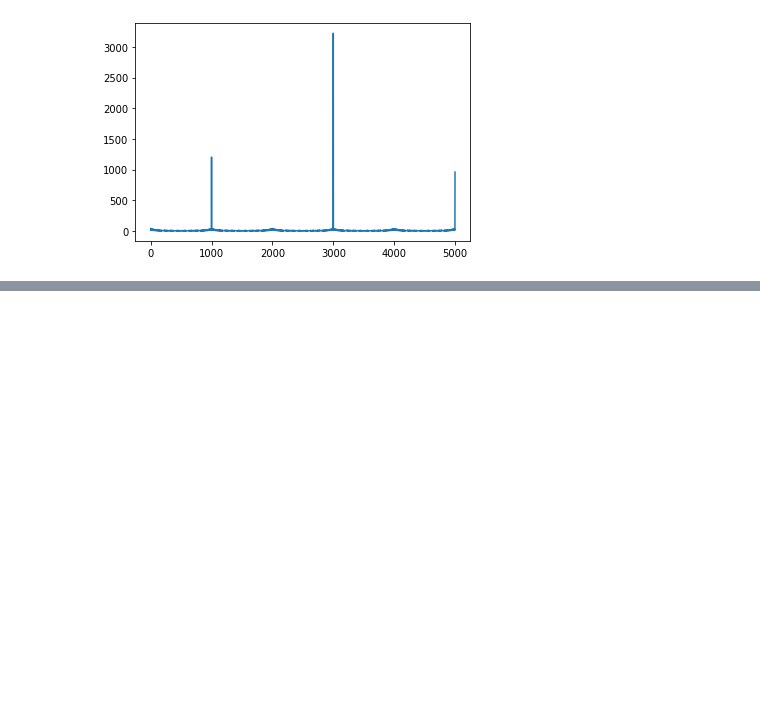
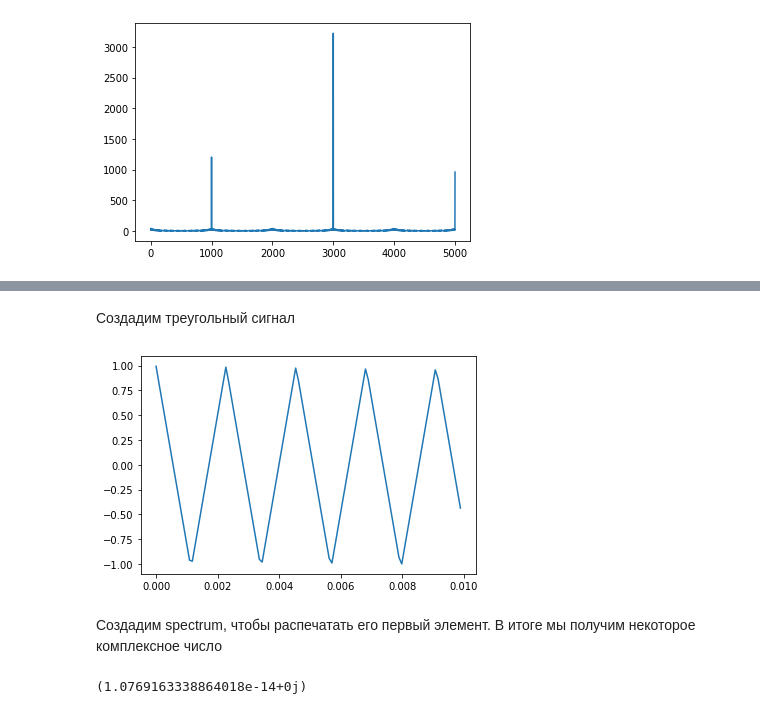
Before and after one commit to Houston613/Labs_for_ThinkDSP, a Jupyter notebook: Labs/Lab2.ipynb, the cells around one changed output, grey strips where cells are left out. Drawn from its saved outputs; the diff is of its cells as text; code cells hidden in the pictures; blank space fills up the shorter version.

```diff
--- a/Labs/Lab2.ipynb
+++ b/Labs/Lab2.ipynb
@@ -41,3 +50,17 @@ sqSignal.make_audio()
 SquareSignal(1000).make_wave(duration=0.5, framerate=10000).make_audio()
 # %% [output]
 [interactive output not drawn]
+# %% [markdown]
+Создадим треугольный сигнал
+# %%
+triangle_for_ex = TriangleSignal(440).make_wave(duration=0.01)
+triangle_for_ex.plot()
+# %% [output]
+[figure, added]
+# %% [markdown]
+Создадим spectrum, чтобы распечатать его первый элемент. В итоге мы получим некоторое комплексное число
+# %%
+spectrum_for_ex = triangle_for_ex.make_spectrum()
+spectrum_for_ex.hs[0]
+# %% [output]
+(1.0769163338864018e-14+0j)
```
Also changed, not shown: parts of 17 cells of this notebook.
